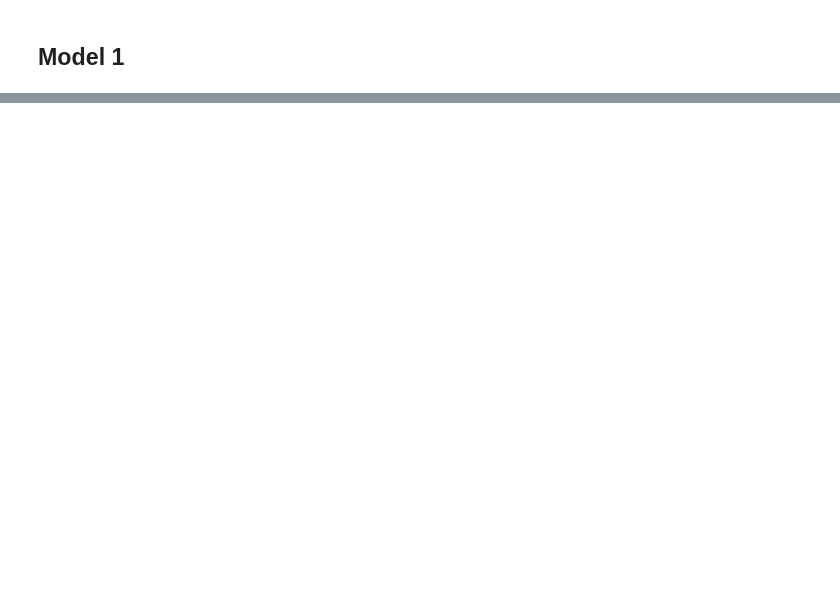
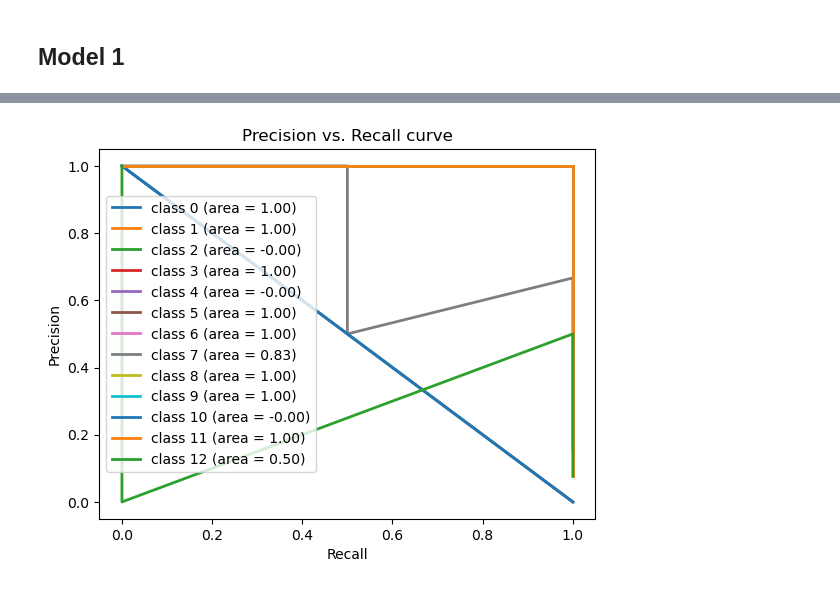
Before and after one commit to Avielstein/Natural-langauge-processing, a Jupyter notebook: Task_analysis/Classify_Code_docs.ipynb, the cells around one changed output, grey strips where cells are left out. Cells and saved outputs as stored; diff of their text form; code cells hidden in the pictures; blank space fills up the shorter version.

```diff
--- a/Task_analysis/Classify_Code_docs.ipynb
+++ b/Task_analysis/Classify_Code_docs.ipynb
@@ -162,0 +235,32 @@ model.evaluate(X_test_tokens['input_ids'], y_test)
+# %%
+from sklearn.preprocessing import label_binarize
+from sklearn.metrics import precision_recall_curve, average_precision_score
+from sklearn.multiclass import OneVsRestClassifier
+
+# Binarize the output
+y_test_binarized = label_binarize(y_test_indices, classes=range(labels.shape[1]))
+
+# Fit a OneVsRestClassifier and predict
+one_vs_rest = OneVsRestClassifier(RandomForestClassifier(n_estimators=100, random_state=42))
+one_vs_rest.fit(X_train, y_train)
+y_score = one_vs_rest.predict_proba(X_test)
+
+# For each class
+precision = dict()
+recall = dict()
+average_precision = dict()
+for i in range(labels.shape[1]):
+    precision[i], recall[i], _ = precision_recall_curve(y_test_binarized[:, i], y_score[:, i])
+    average_precision[i] = average_precision_score(y_test_binarized[:, i], y_score[:, i])
+
+# Plot the precision-recall curve for each class
+for i in range(labels.shape[1]):
+    plt.plot(recall[i], precision[i], lw=2, label=f'class {i} (area = {average_precision[i]:0.2f})')
+
+plt.xlabel("Recall")
+plt.ylabel("Precision")
+plt.legend(loc="best")
+plt.title("Precision vs. Recall curve")
+plt.show()
+# %% [output]
+[figure, added]
```
Also changed, not shown: parts of 18 cells of this notebook, 2 other files.
